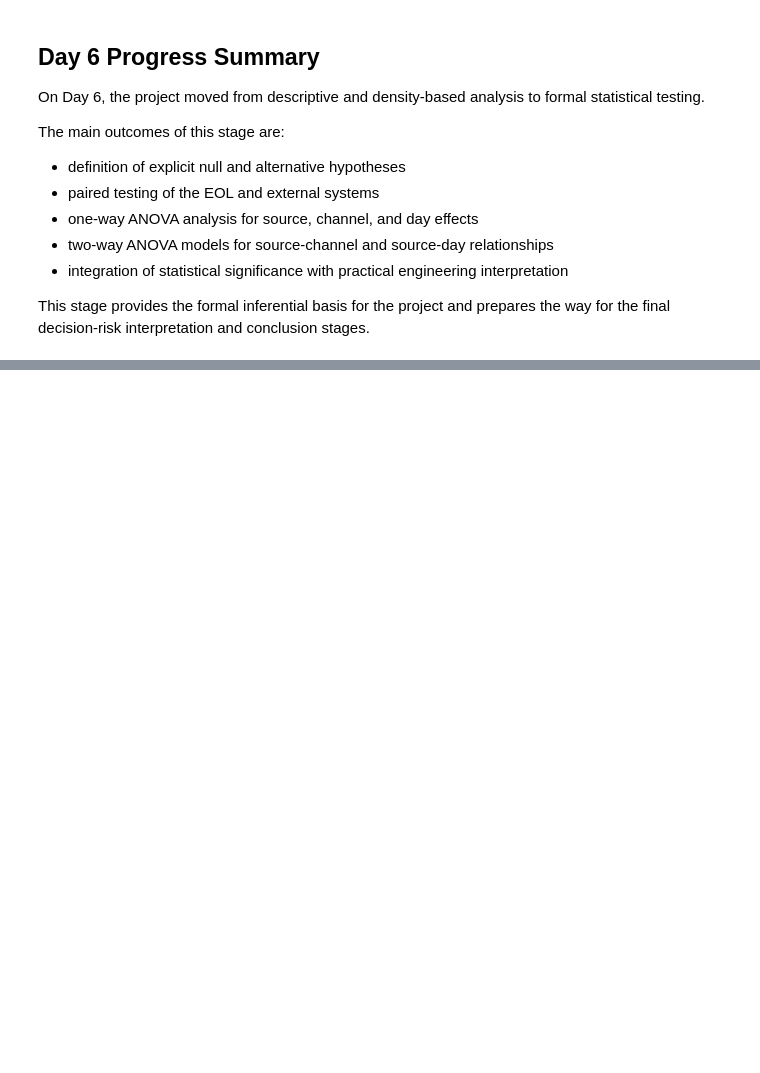
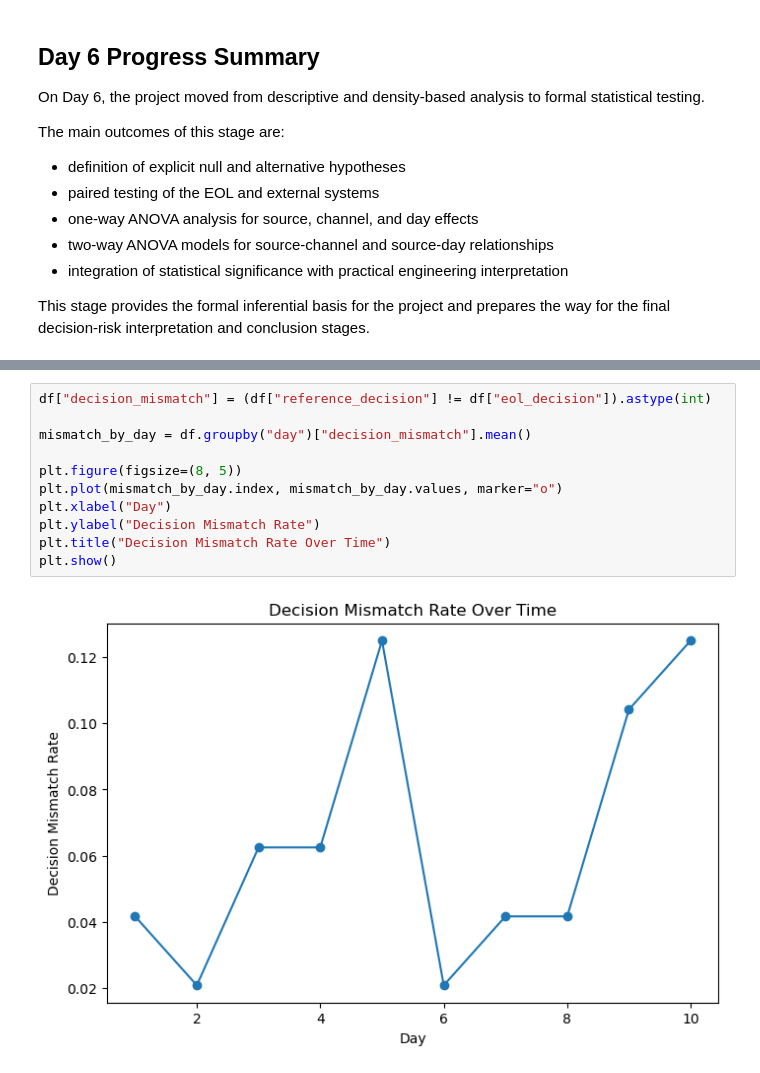
Before and after one commit to simonsvp/EOL-Measurement-System-Analysis-with-ANOVA-and-Decision-Risk, a Jupyter notebook: measurement_system_analysis.ipynb, the cells around one changed output, grey strips where cells are left out. Saved outputs shown, nothing was run; the diff lists cells and outputs as text; blank space fills up the shorter version.

```diff
--- a/measurement_system_analysis.ipynb
+++ b/measurement_system_analysis.ipynb
@@ -1648,0 +1845,13 @@ This stage provides the formal inferential basis for the project and prepares th
+# %%
+df["decision_mismatch"] = (df["reference_decision"] != df["eol_decision"]).astype(int)
+
+mismatch_by_day = df.groupby("day")["decision_mismatch"].mean()
+
+plt.figure(figsize=(8, 5))
+plt.plot(mismatch_by_day.index, mismatch_by_day.values, marker="o")
+plt.xlabel("Day")
+plt.ylabel("Decision Mismatch Rate")
+plt.title("Decision Mismatch Rate Over Time")
+plt.show()
+# %% [output]
+[figure, added]
```
Also changed, not shown: parts of 20 cells of this notebook.
